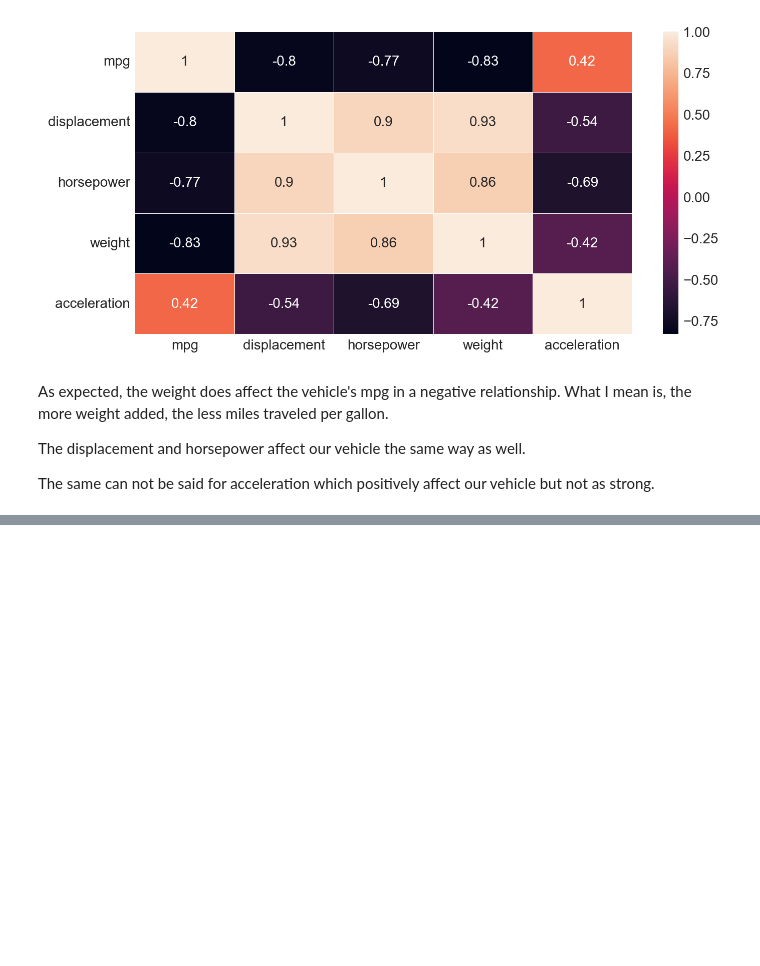
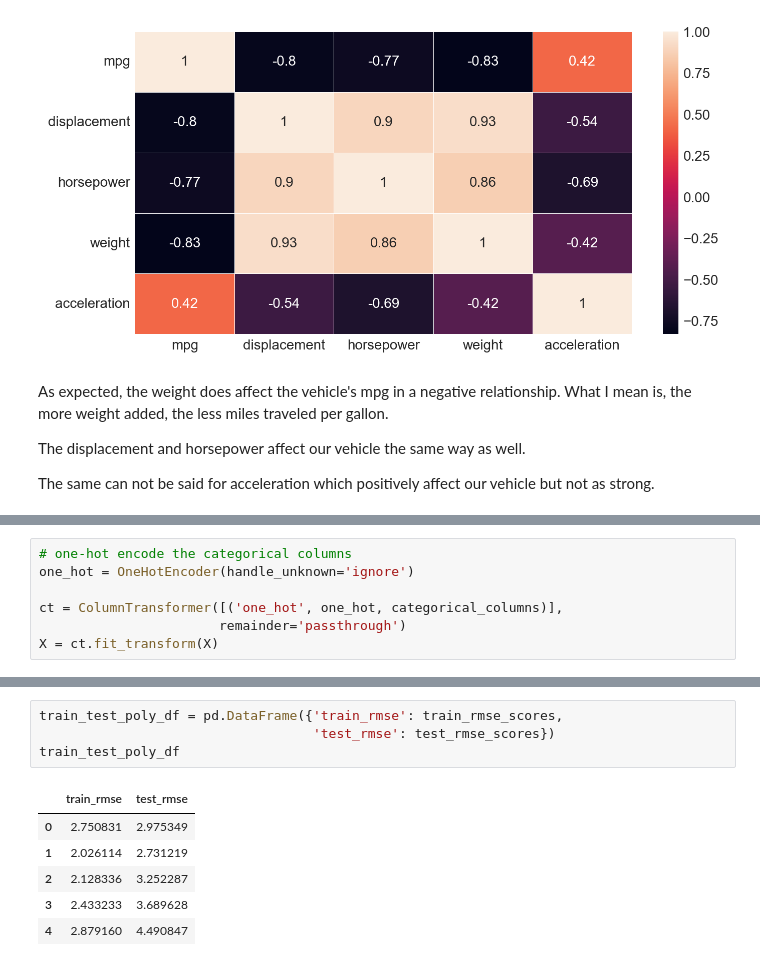
Before and after one commit to Chau-Ngoc/auto-mpg, a Jupyter notebook: auto_mpg_prediction.ipynb, the cells around one changed output, grey strips where cells are left out. Cells and saved outputs as stored; diff of their text form; blank space fills up the shorter version.

```diff
--- a/auto_mpg_prediction.ipynb
+++ b/auto_mpg_prediction.ipynb
@@ -345,0 +373,7 @@ The same can not be said for acceleration which positively affect our vehicle bu
+# %%
+# one-hot encode the categorical columns
+one_hot = OneHotEncoder(handle_unknown='ignore')
+
+ct = ColumnTransformer([('one_hot', one_hot, categorical_columns)],
+                       remainder='passthrough')
+X = ct.fit_transform(X)
@@ -345,0 +465,11 @@ The same can not be said for acceleration which positively affect our vehicle bu
+# %%
+train_test_poly_df = pd.DataFrame({'train_rmse': train_rmse_scores,
+                                   'test_rmse': test_rmse_scores})
+train_test_poly_df
+# %% [output]
+|  | train_rmse | test_rmse |
+| 0 | 2.750831 | 2.975349 |
+| 1 | 2.026114 | 2.731219 |
+| 2 | 2.128336 | 3.252287 |
+| 3 | 2.433233 | 3.689628 |
+| 4 | 2.879160 | 4.490847 |
```
Also changed, not shown: parts of 25 cells of this notebook.
